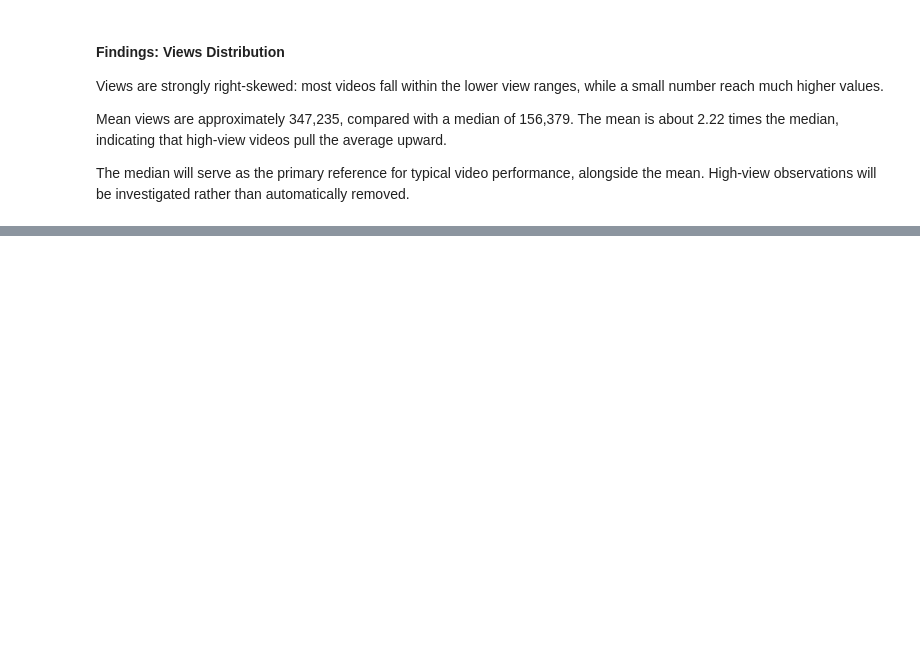
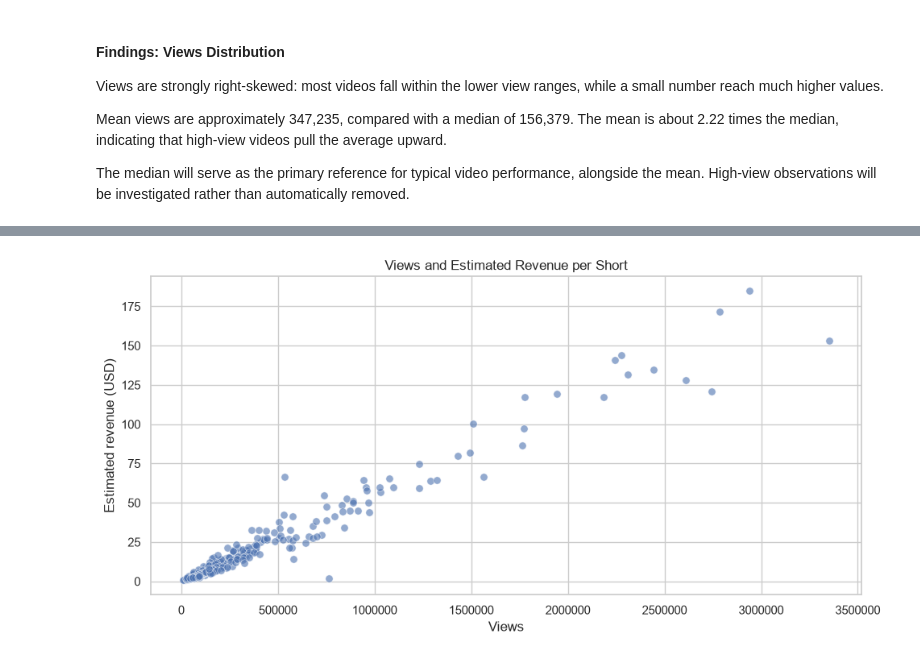
Before and after one commit to MarkCruz911/youtube-shorts-performance-analysis, a Jupyter notebook: notebooks/01_data_audit.ipynb, the cells around one changed output, grey strips where cells are left out. Drawn from its saved outputs; the diff is of its cells as text; code cells hidden in the pictures; blank space fills up the shorter version.

Commit message:
Analyze publication cohorts, revenue ratios, and new viewers

```diff
--- a/notebooks/01_data_audit.ipynb
+++ b/notebooks/01_data_audit.ipynb
@@ -518,0 +840,24 @@ The median will serve as the primary reference for typical video performance, al
+# %%
+fig, ax = plt.subplots(figsize=(10,5))
+
+sns.scatterplot(
+    data=videos_clean,
+    x="views",
+    y="estimated_revenue_usd",
+    alpha=0.6,
+    s=45,
+    ax=ax
+)
+
+ax.set(
+    title="Views and Estimated Revenue per Short",
+    xlabel="Views",
+    ylabel="Estimated revenue (USD)"
+)
+
+ax.ticklabel_format(style="plain",axis="x")
+
+plt.tight_layout()
+plt.show()
+# %% [output]
+[figure, added]
```
Also changed, not shown: parts of 41 cells of this notebook.
